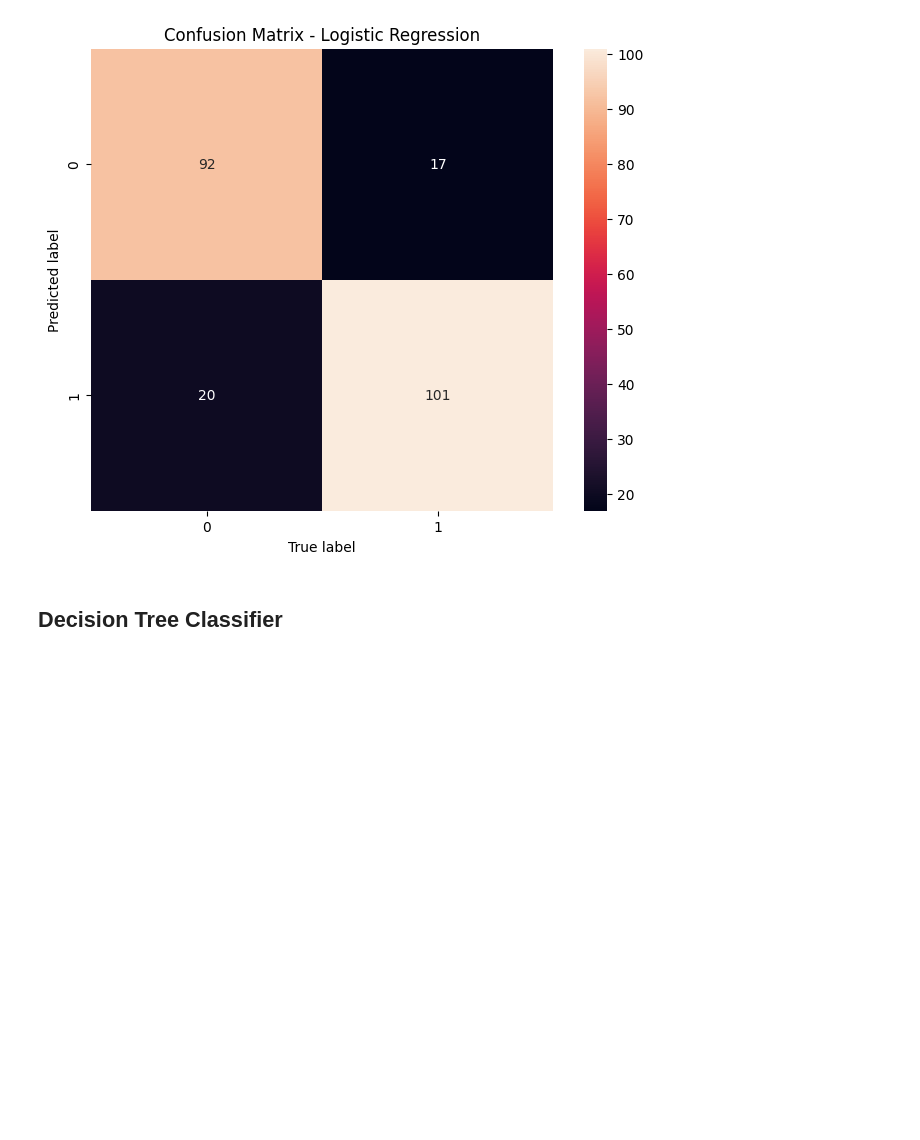
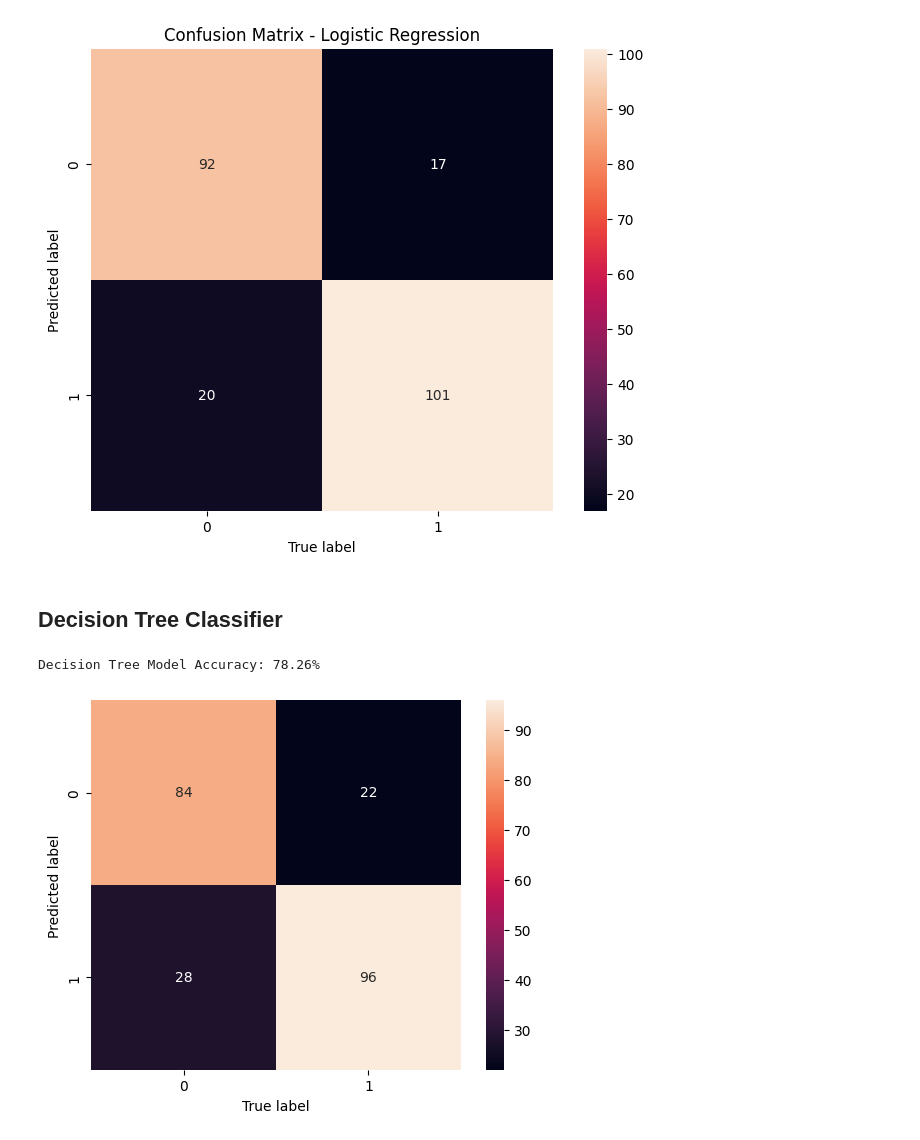
Before and after one commit to anchitr/CS677-Final-Project, a Jupyter notebook: anchitr_final_project.ipynb, the cells around one changed output. Drawn from its saved outputs; the diff is of its cells as text; code cells hidden in the pictures; blank space fills up the shorter version.

Commit message:
implemented decision tree classifier and plotted confusion matrix

```diff
--- a/anchitr_final_project.ipynb
+++ b/anchitr_final_project.ipynb
@@ -358,3 +358,43 @@ plt.show()
 [figure]
 # %% [markdown]
 ## Decision Tree Classifier
+# %%
+# Initialize the Decision Tree classifier
+tree_clf = DecisionTreeClassifier(random_state=29)
+
+# Train the classifier on the training data
+tree_clf.fit(X_train, y_train)
+
+# Predict values on the testing data
+y_pred_tree = tree_clf.predict(X_test)
+# %%
+# Calculate the accuracy of the model
+tree_accuracy = accuracy_score(y_test, y_pred_tree)
+
+# Print accuracy for Decision Tree model
+print(f"Decision Tree Model Accuracy: {tree_accuracy * 100:.2f}%")
+# %% [output]
+Decision Tree Model Accuracy: 78.26%
+# %%
+# Create the confusion matrix
+mat = confusion_matrix(y_test, y_pred_tree)
+
+# Plot the confusion matrix
+sns.heatmap(
+    mat.T,
+    square=True,
+    annot=True,
+    fmt="d",
+    cbar=True,
+    xticklabels=np.unique(y),
+    yticklabels=np.unique(y),
+)
+
+# Define axis labels
+plt.xlabel("True label")
+plt.ylabel("Predicted label")
+
+# Display plot
+plt.show()
+# %% [output]
+[figure, added]
```
